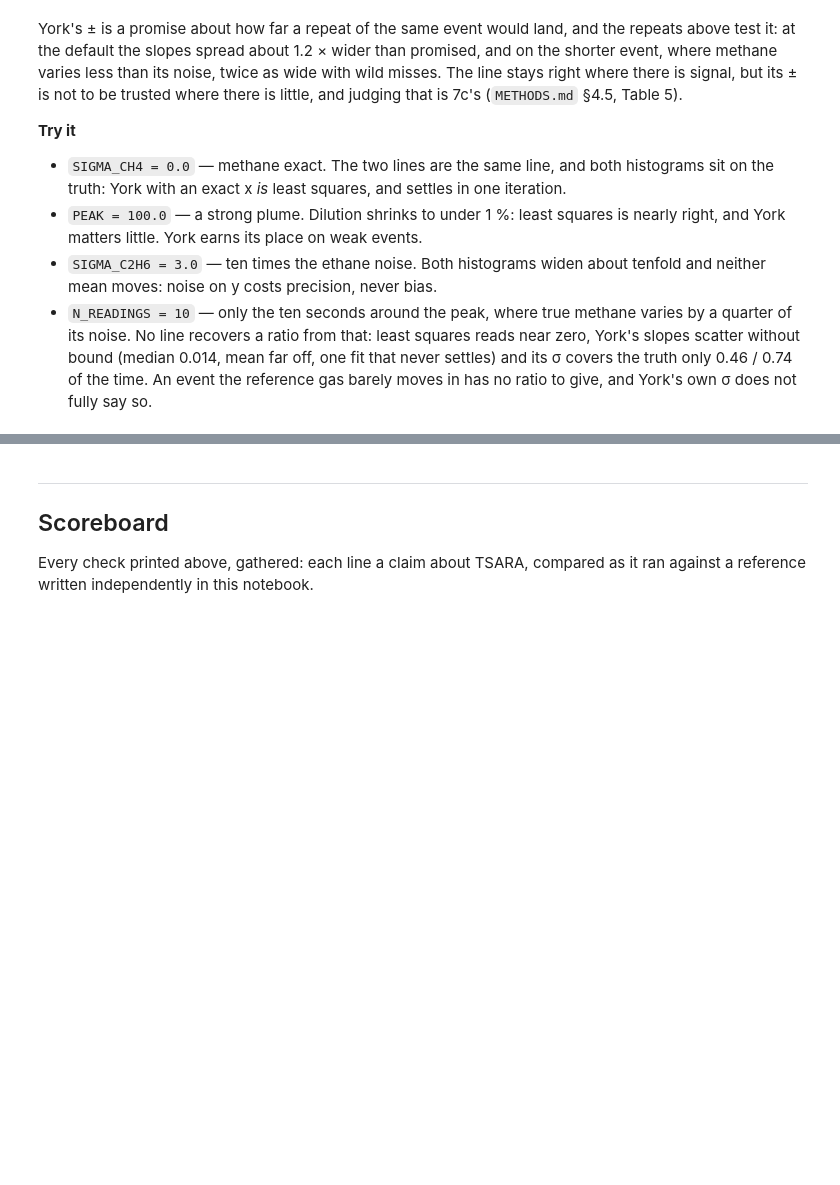
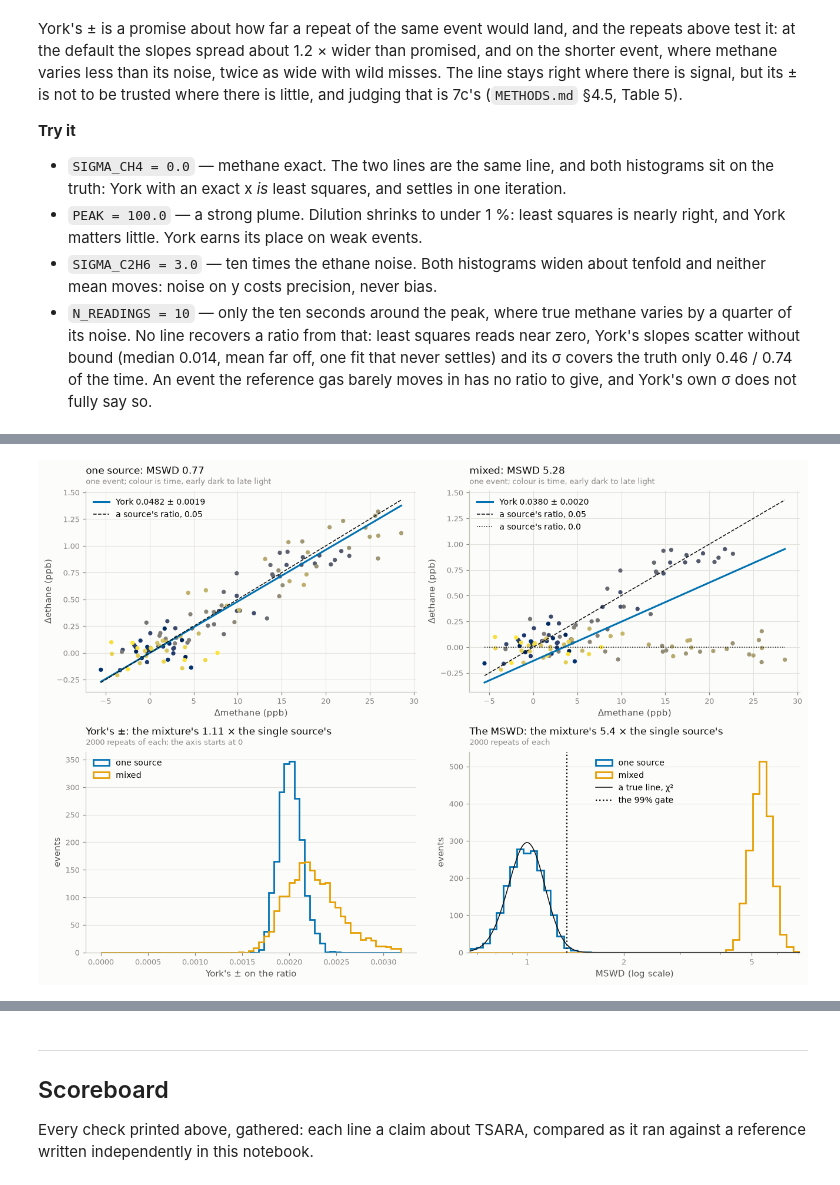
Before and after one commit to agmeyer4/tsara, a Jupyter notebook: examples/notebooks/07_ratios_walkthrough.ipynb, the cells around one changed output, grey strips where cells are left out. Cells and saved outputs as stored; diff of their text form; code cells hidden in the pictures; blank space fills up the shorter version.

```diff
--- a/examples/notebooks/07_ratios_walkthrough.ipynb
+++ b/examples/notebooks/07_ratios_walkthrough.ipynb
@@ -551,0 +602,12 @@ is 7c's (`METHODS.md` §4.5, Table 5).
+# %%
+# ---- PARAMETERS (section 2) ----
+RATIO_GAS = 0.05  # the gas puff's Δethane / Δmethane
+RATIO_LANDFILL = 0.0  # the landfill puff's: a source with no ethane
+PEAK_GAS = 20.0  # the gas puff's methane peak, ppb, a third of the way into the event
+PEAK_LANDFILL = 25.0  # the landfill puff's, two thirds of the way in
+N_READINGS = 120  # 1 s readings in the event; each puff lasts about a sixth of it
+SIGMA_CH4 = 3.0  # methane noise per reading, ppb
+SIGMA_C2H6 = 0.1  # ethane noise per reading, ppb
+N_EVENTS = 2000  # repeats with fresh noise
+GATE = 0.99  # flag a fit whose MSWD a true line would exceed only 1 - GATE of the time
+SEED = 11
@@ -551,0 +699,82 @@ is 7c's (`METHODS.md` §4.5, Table 5).
+# %%
+# Figure only.
+fig, axes = plt.subplots(2, 2, figsize=(12, 8.2))
+seconds = np.arange(N_READINGS)
+for ax, name in zip(axes[0], ("one source", "mixed")):
+    x, y, group, fit = cases[name]
+    first = group == 0
+    ax.scatter(x[first], y[first], c=seconds, cmap="cividis", s=14)
+    span = np.linspace(min(x[first].min(), 0), x[first].max(), 2)
+    ax.plot(
+        span,
+        fit.intercept[0] + fit.slope[0] * span,
+        color=C1,
+        lw=2,
+        label=f"York {fit.slope[0]:.4f} ± {fit.slope_sigma[0]:.4f}",
+    )
+    for ratio, style in ((RATIO_GAS, "--"), (RATIO_LANDFILL, ":")):
+        if name == "mixed" or ratio == RATIO_GAS:
+            ax.plot(span, ratio * span, style, color=INK, lw=1, label=f"a source's ratio, {ratio}")
+    finish(
+        ax,
+        f"{name}: MSWD {fit.mswd[0]:.2f}",
+        "one event; colour is time, early dark to late light",
+        ylab="Δethane (ppb)",
+        xlab="Δmethane (ppb)",
+        legend=True,
+        loc="upper left",
+        grid_axis="both",
+    )
+
+ax = axes[1, 0]
+sigmas = np.r_[[cases[n][3].slope_sigma for n in cases]]
+bins = np.linspace(0, np.nanpercentile(sigmas, 99.5), 60)  # from 0, to show the scale
+for (name, (*_, fit)), colour in zip(cases.items(), (C1, C2)):
+    ax.hist(fit.slope_sigma[fit.ok], bins, histtype="step", lw=1.8, color=colour, label=name)
+wider = np.nanmedian(cases["mixed"][3].slope_sigma) / np.nanmedian(
+    cases["one source"][3].slope_sigma
+)
+finish(
+    ax,
+    f"York's ±: the mixture's {wider:.2f} × the single source's",
+    f"{N_EVENTS} repeats of each; the axis starts at 0",
+    ylab="events",
+    xlab="York's ± on the ratio",
+    legend=True,
+    loc="upper left",
+)
+
+ax = axes[1, 1]
+values = np.r_[[cases[n][3].mswd for n in cases]]
+bins = np.geomspace(max(np.nanmin(values), 1e-2), np.nanmax(values), 50)
+for (name, (*_, fit)), colour in zip(cases.items(), (C1, C2)):
+    ax.hist(fit.mswd[fit.ok], bins, histtype="step", lw=1.8, color=colour, label=name)
+grid = np.geomspace(bins[0], bins[-1], 400)
+density = chi2.pdf(grid * dof, dof) * dof  # a true line's MSWD, per unit MSWD
+ax.plot(
+    grid,
+    density * N_EVENTS * np.diff(np.log(bins)).mean() * grid,
+    color=INK,
+    lw=1,
+    label="a true line, χ²",
+)
+ax.axvline(gate, color=INK, ls=":", lw=1.5, label=f"the {GATE:.0%} gate")
+ax.set_xscale("log")
+ax.set_xticks([0.5, 1, 2, 5, 10, 20])
+ax.set_xticklabels(["0.5", "1", "2", "5", "10", "20"])
+ax.tick_params(axis="x", which="minor", labelbottom=False)
+ax.set_xlim(bins[0], bins[-1])
+louder = np.nanmedian(cases["mixed"][3].mswd) / np.nanmedian(cases["one source"][3].mswd)
+finish(
+    ax,
+    f"The MSWD: the mixture's {louder:.1f} × the single source's",
+    f"{N_EVENTS} repeats of each",
+    ylab="events",
+    xlab="MSWD (log scale)",
+    legend=True,
+    loc="upper center",
+)
+fig.tight_layout()
+plt.show()
+# %% [output]
+[figure, added]
```
Also changed, not shown: parts of 7 cells of this notebook.
